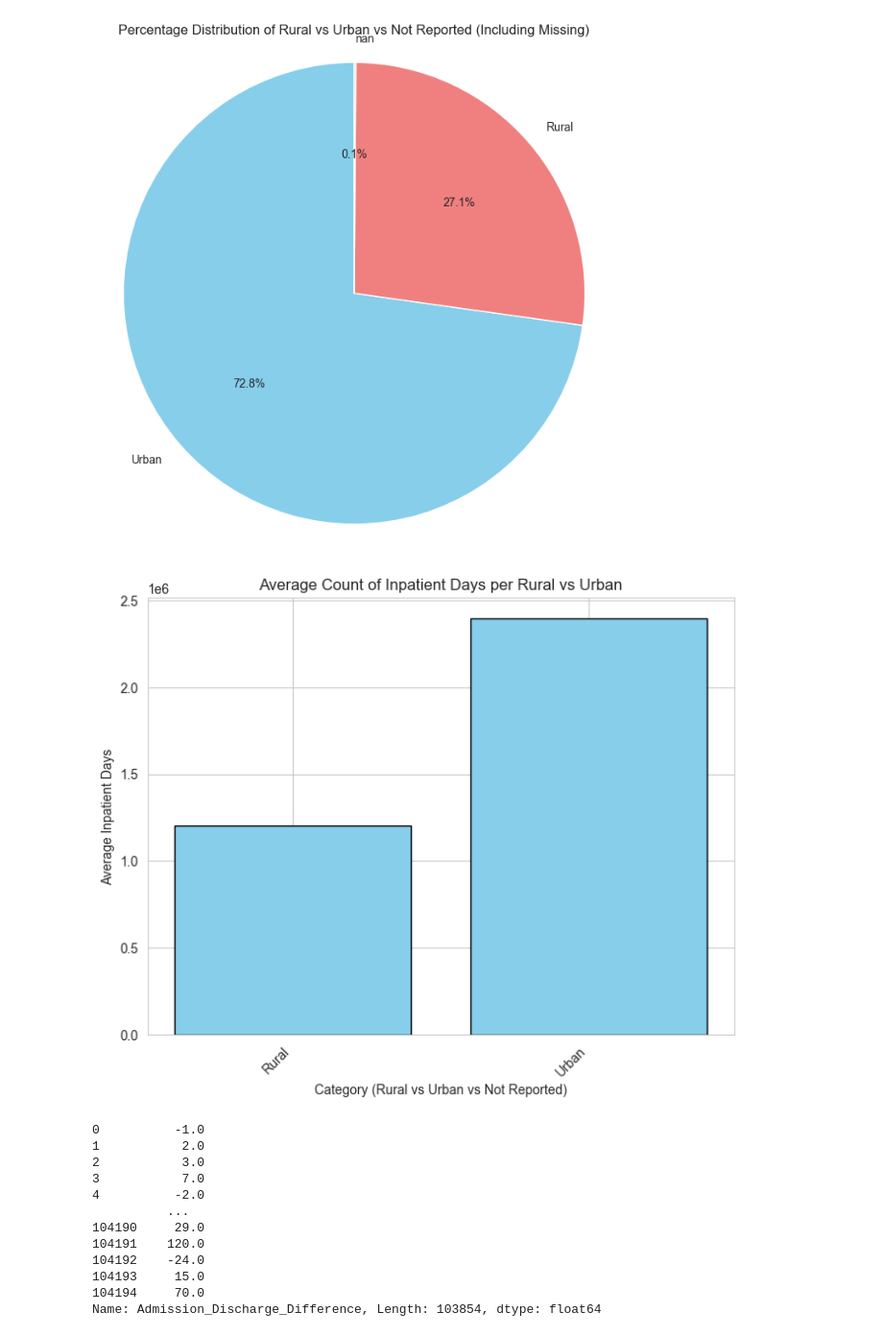
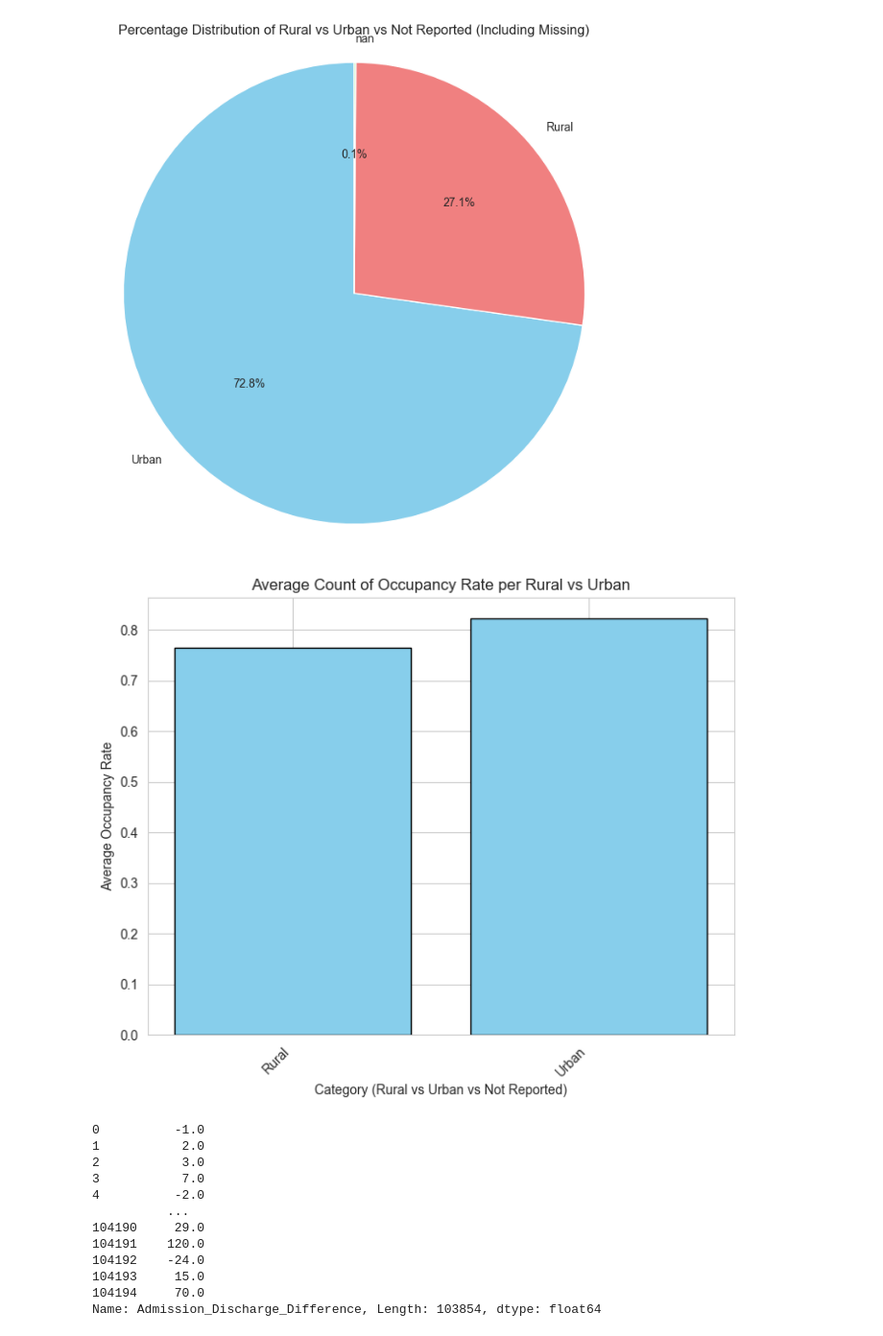
Before and after one commit to lhperreault/Invest_in_retirement_homes-, a Jupyter notebook: Data_Summaries_Cost.ipynb, the cells around one changed output. Shown at 96% size. Drawn from its saved outputs; the diff is of its cells as text; code cells hidden in the pictures.

```diff
--- a/Data_Summaries_Cost.ipynb
+++ b/Data_Summaries_Cost.ipynb
@@ -1079,27 +1105,27 @@ plt.show()
 # %%
 # Map the values for better readability
 rural_urban_mapping = {
     'U': 'Urban',
     'R': 'Rural',
     '': 'Not Reported'  # Handling missing values
 }
 
 # Replace 'Rural_versus_Urban' values with the mapped labels
 df['Rural_versus_Urban_Label'] = df['Rural_versus_Urban'].map(rural_urban_mapping)
 
 # Compute the average inpatient days per rural vs urban category
-average_inpatient_days = df.groupby('Rural_versus_Urban_Label')['Inpatient_PPS_Amount'].mean()
+average_inpatient_days = df.groupby('Rural_versus_Urban_Label')['Occupancy Rate'].median()
 
 # Plot bar chart
 plt.figure(figsize=(8, 6))
 plt.bar(average_inpatient_days.index, average_inpatient_days.values, color='skyblue', edgecolor='black')
 plt.xlabel("Category (Rural vs Urban vs Not Reported)")
-plt.ylabel("Average Inpatient Days")
-plt.title("Average Count of Inpatient Days per Rural vs Urban")
+plt.ylabel("Average Occupancy Rate")
+plt.title("Average Count of Occupancy Rate per Rural vs Urban")
 plt.xticks(rotation=45, ha='right')
 plt.show()
 # %% [output]
-[figure, old version]
+[figure, new version]
 # %%
 df['Admission_Discharge_Difference']
 # %% [output]
```
Also changed, not shown: parts of 51 cells of this notebook.
